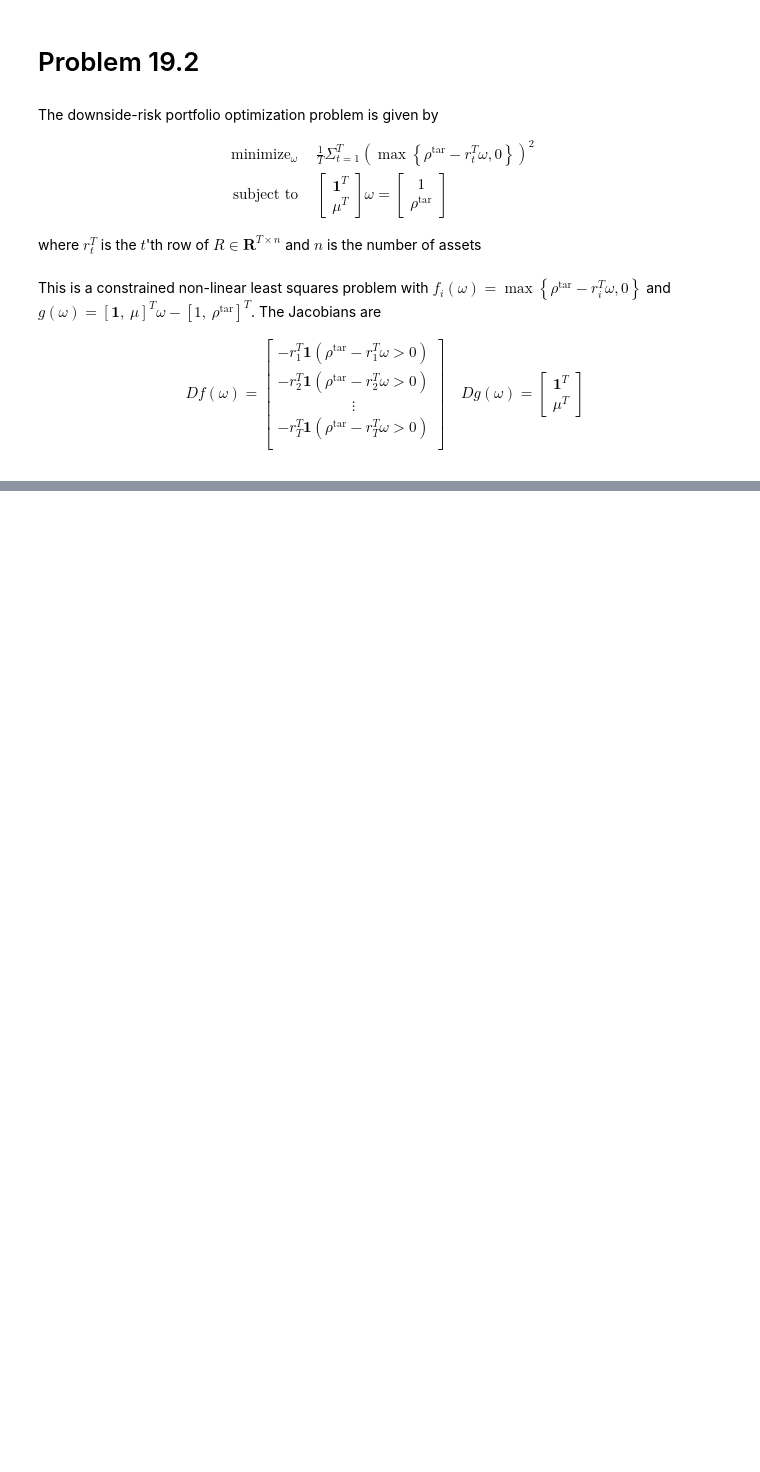
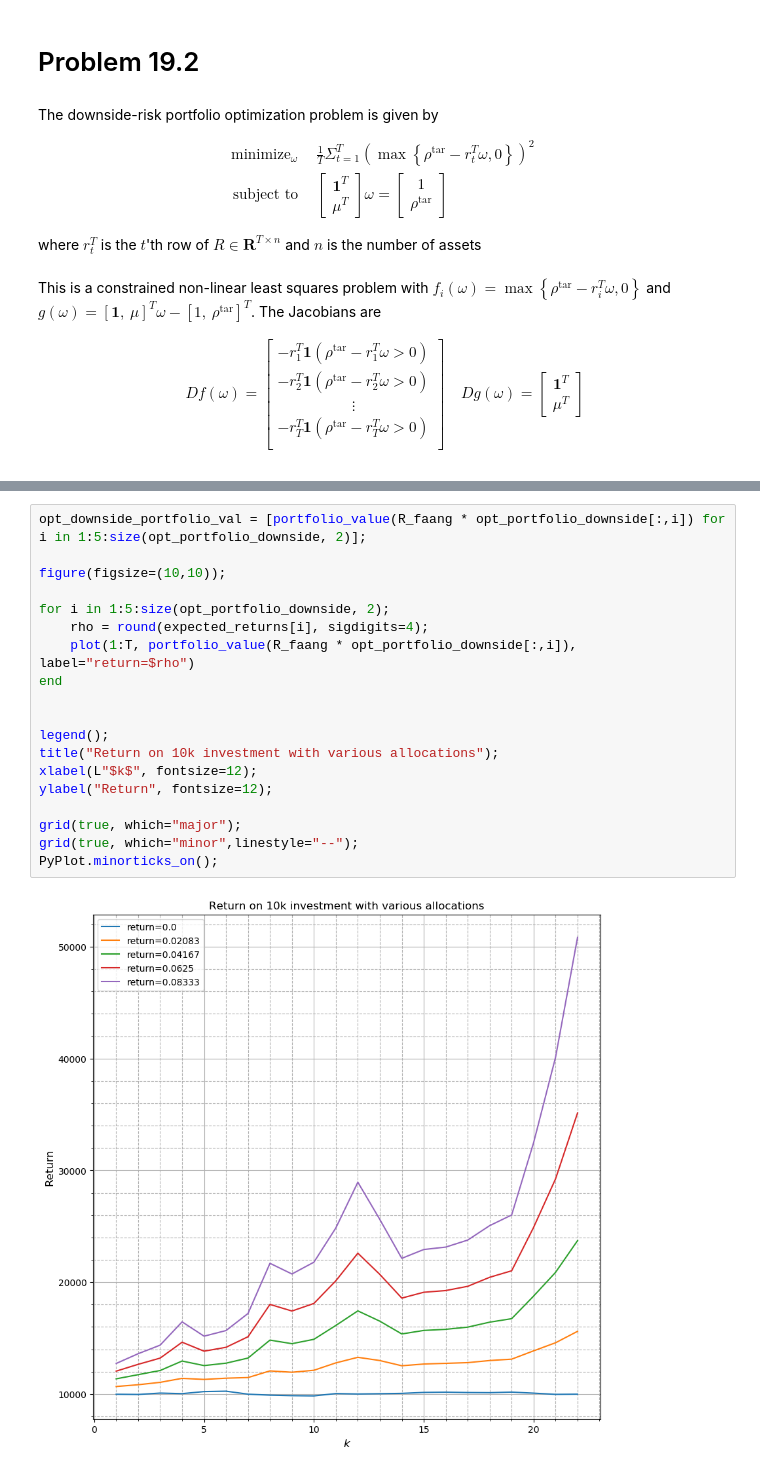
Before and after one commit to chaaland/AppliedLinAlg, a Jupyter notebook: Chapter19.ipynb, the cells around one changed output, grey strips where cells are left out. Drawn from its saved outputs; the diff is of its cells as text; blank space fills up the shorter version.

```diff
--- a/Chapter19.ipynb
+++ b/Chapter19.ipynb
@@ -148,0 +303,21 @@ This is a constrained non-linear least squares problem with $f_i(\omega) = \max\
+# %%
+opt_downside_portfolio_val = [portfolio_value(R_faang * opt_portfolio_downside[:,i]) for i in 1:5:size(opt_portfolio_downside, 2)];
+
+figure(figsize=(10,10));
+
+for i in 1:5:size(opt_portfolio_downside, 2);
+    rho = round(expected_returns[i], sigdigits=4);
+    plot(1:T, portfolio_value(R_faang * opt_portfolio_downside[:,i]), label="return=$rho")
+end
+
+
+legend();
+title("Return on 10k investment with various allocations");
+xlabel(L"$k$", fontsize=12);
+ylabel("Return", fontsize=12);
+
+grid(true, which="major");
+grid(true, which="minor",linestyle="--");
+PyPlot.minorticks_on();
+# %% [output]
+[figure, added]
```
Also changed, not shown: parts of 23 cells of this notebook.
